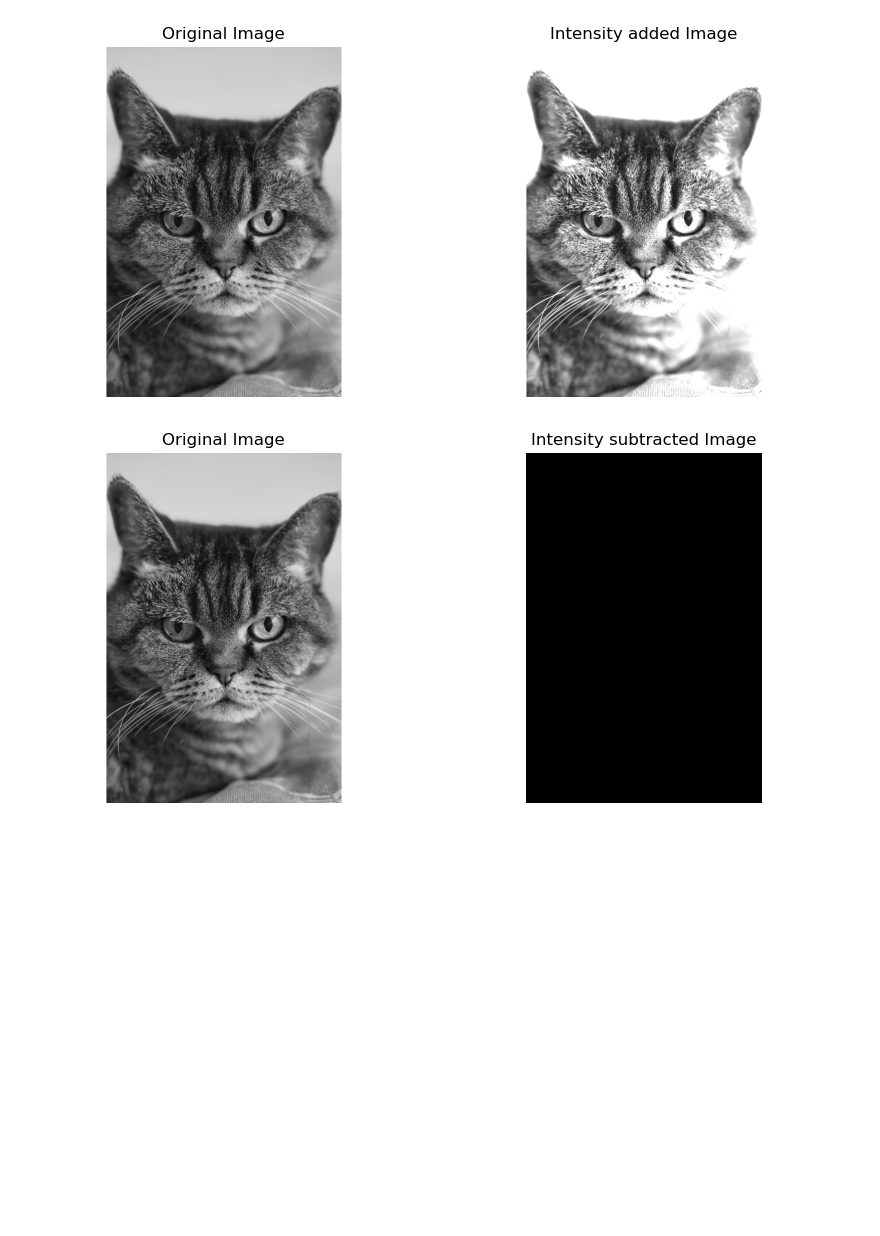
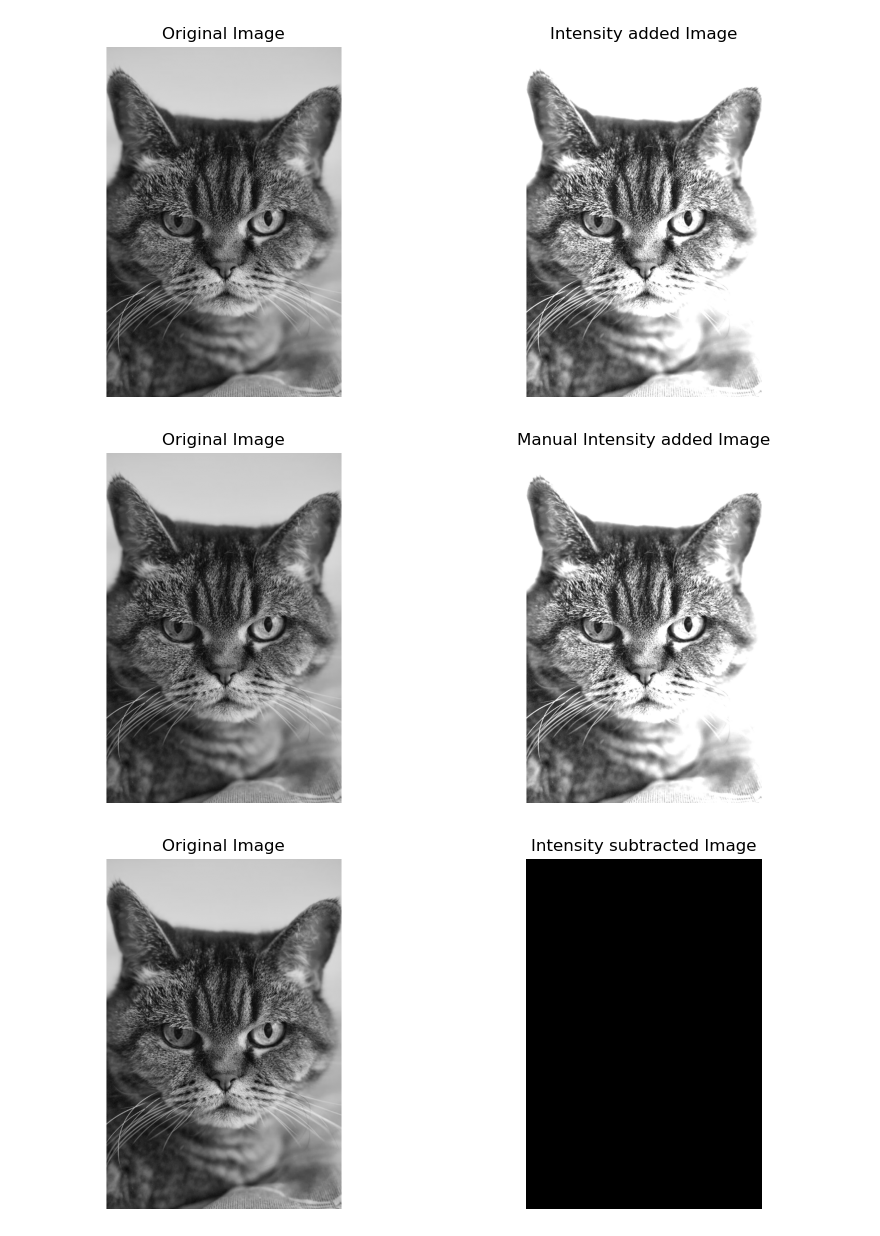
Before and after one commit to mdshiblinoman/Digital-Image-Processing-Lab, a Jupyter notebook: intensity_trasformation.ipynb, the cells around one changed output. Saved outputs shown, nothing was run; the diff lists cells and outputs as text; code cells hidden in the pictures; blank space fills up the shorter version.

```diff
--- a/intensity_trasformation.ipynb
+++ b/intensity_trasformation.ipynb
@@ -47,6 +76,17 @@ Id1 = cv2.add(I, 100)
 show_pair(I, Id1, "Original Image", "Intensity added Image", left_gray=True, right_gray=True)
 # %% [output]
 [figure]
+# %%
+# Manually Adding intensity levels
+def add_intensity(image, value):
+    # Convert to int16 to prevent overflow
+    temp_image = image.astype(np.int16) + value
+    # Clip values to the range [0, 255] and convert back to uint8
+    return np.clip(temp_image, 0, 255).astype(np.uint8)
+Id1_manual = add_intensity(I, 100)
+show_pair(I, Id1_manual, "Original Image", "Manual Intensity added Image", left_gray=True, right_gray=True)
+# %% [output]
+[figure, added]
 # %%
 # Subtracting intensity levels
 Id2 = cv2.subtract(I, 255)
```
Also changed, not shown: parts of 6 cells of this notebook, 1 other file.
